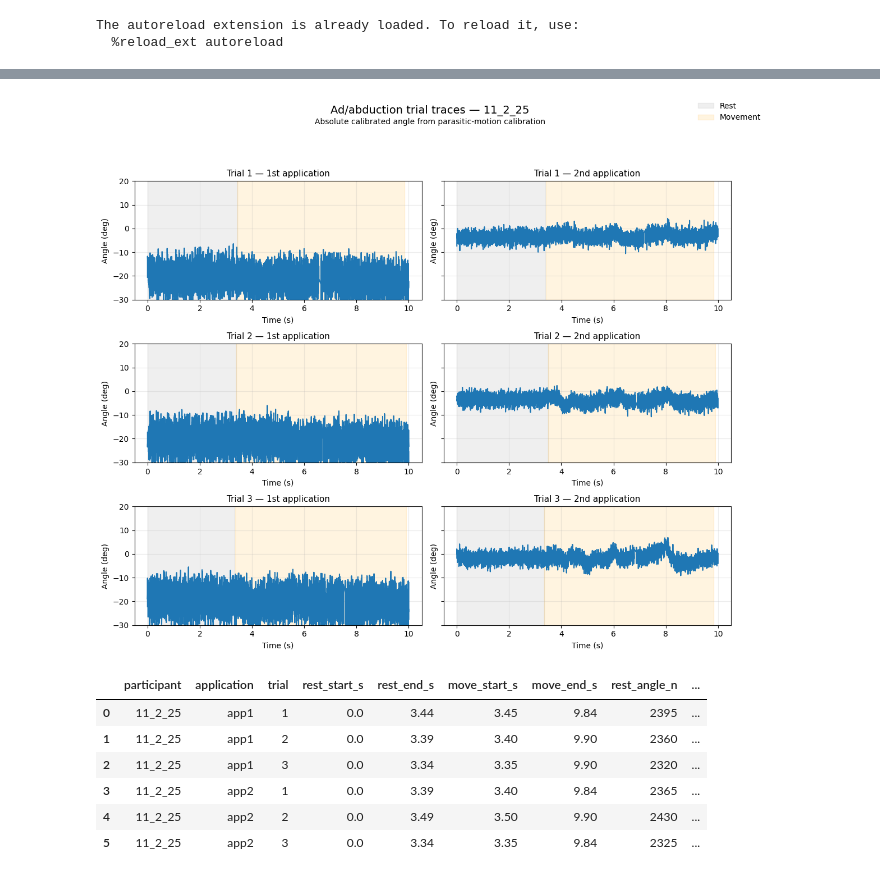
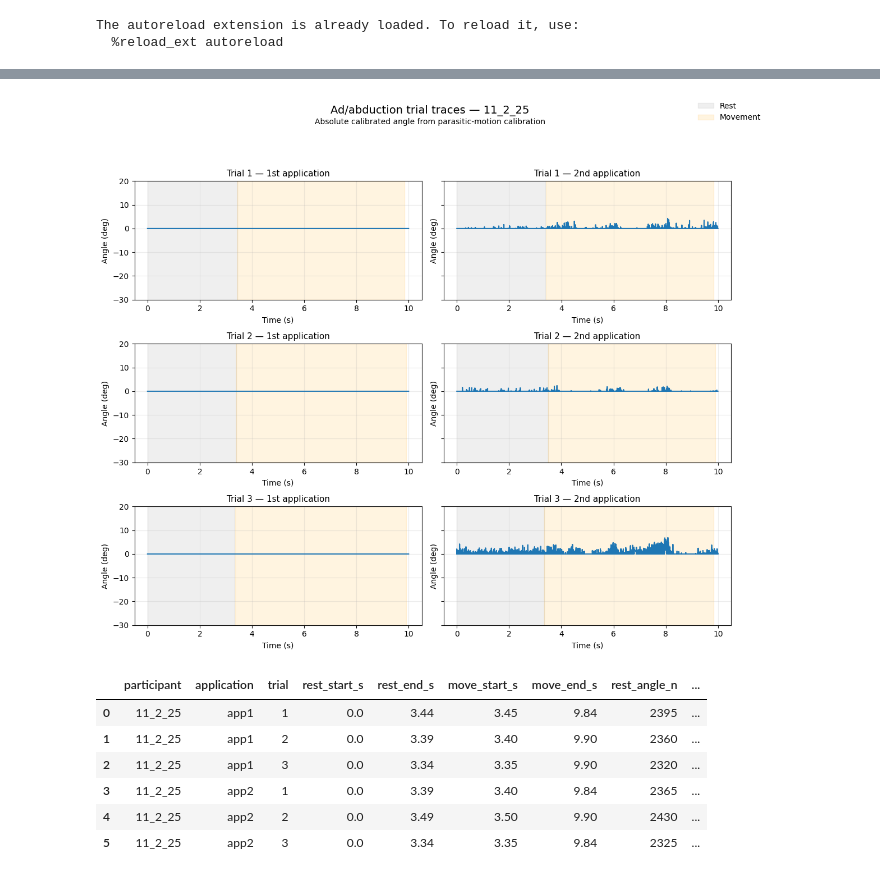
Before and after one commit to neuralengatberkeley/Strain-Sensor-, a Jupyter notebook: Code/analysis/camera_sensor_imu_analysis/ad_abduction_plotting.ipynb, the cells around one changed output, grey strips where cells are left out. Drawn from its saved outputs; the diff is of its cells as text; code cells hidden in the pictures.

```diff
--- a/Code/analysis/camera_sensor_imu_analysis/ad_abduction_plotting.ipynb
+++ b/Code/analysis/camera_sensor_imu_analysis/ad_abduction_plotting.ipynb
@@ -64,24 +497,24 @@ PARTICIPANTS = {
 # %%
 res_11_2 = load_adab_participant(
     participant="11_2_25",
     root_dir=PARTICIPANTS["11_2_25"]["root_dir"],
-    clamp_theta=False,  # start unclamped so we can see offsets
+    clamp_theta=True,  # start unclamped so we can see offsets
 )
 
 plot_adab_trial_grid(
     res_11_2,
     windows_first=PARTICIPANTS["11_2_25"]["windows_first"],
     windows_second=PARTICIPANTS["11_2_25"]["windows_second"],
     y_col="theta_cam_cal",
     y_label="Angle (deg)",
     fig_title="Ad/abduction trial traces — 11_2_25",
     fig_subtitle="Absolute calibrated angle from parasitic-motion calibration",
     ylim=(-30,20),
 );
 
 # same plots for MCP to compare jump from app1 -> app2 just use first speed -- checking for 10dg offset
 # %% [output]
-[figure, old version]
+[figure, new version]
 # %%
 summary_11_2 = summarize_participant_adab(
     res_11_2,
```
Also changed, not shown: parts of 14 cells of this notebook, 12 other files.
